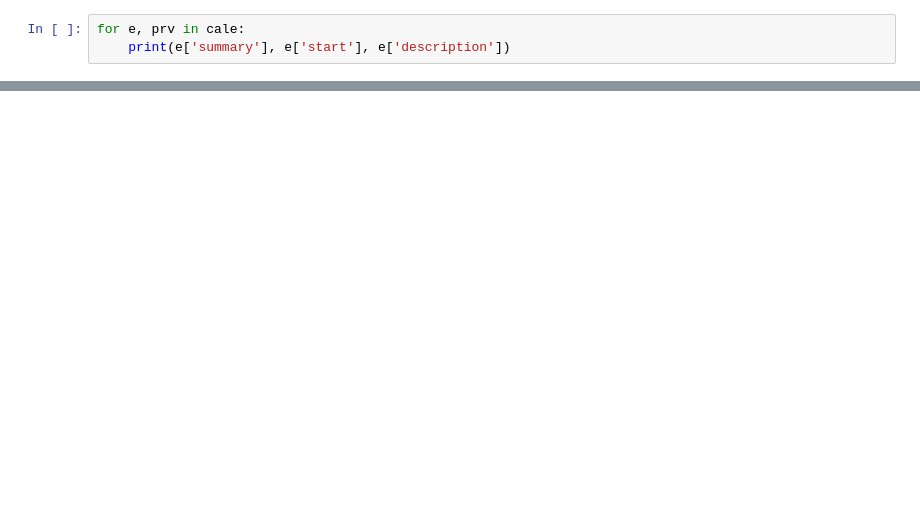
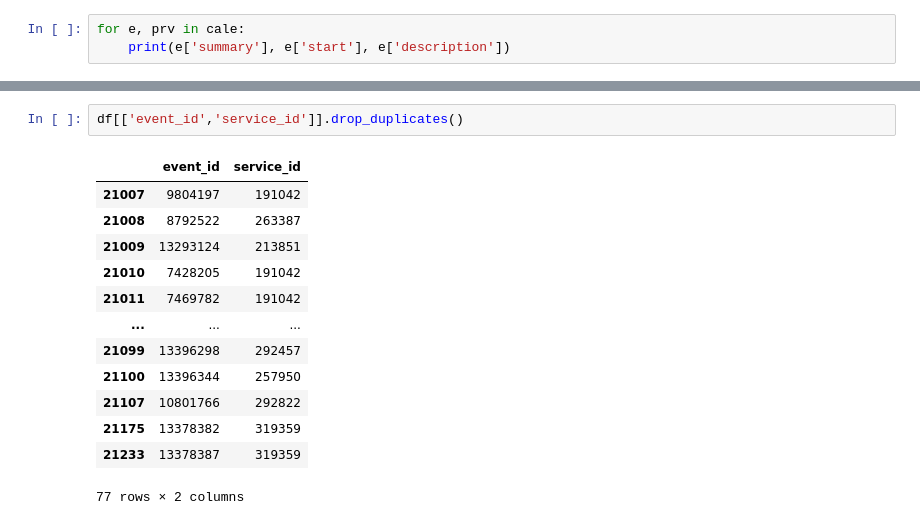
Before and after one commit to league-infrastructure/leaguesync, a Jupyter notebook: notebooks/Calendar.ipynb, the cells around one changed output, grey strips where cells are left out. Cells and saved outputs as stored; diff of their text form; blank space fills up the shorter version.

```diff
--- a/notebooks/Calendar.ipynb
+++ b/notebooks/Calendar.ipynb
@@ -108,0 +149,16 @@ e
+# %%
+df[['event_id','service_id']].drop_duplicates()
+# %% [output]
+|  | event_id | service_id |
+| 21007 | 9804197 | 191042 |
+| 21008 | 8792522 | 263387 |
+| 21009 | 13293124 | 213851 |
+| 21010 | 7428205 | 191042 |
+| 21011 | 7469782 | 191042 |
+| ... | ... | ... |
+| 21099 | 13396298 | 292457 |
+| 21100 | 13396344 | 257950 |
+| 21107 | 10801766 | 292822 |
+| 21175 | 13378382 | 319359 |
+| 21233 | 13378387 | 319359 |
+77 rows × 2 columns
```
Also changed, not shown: parts of 15 cells of this notebook, 3 other files.
